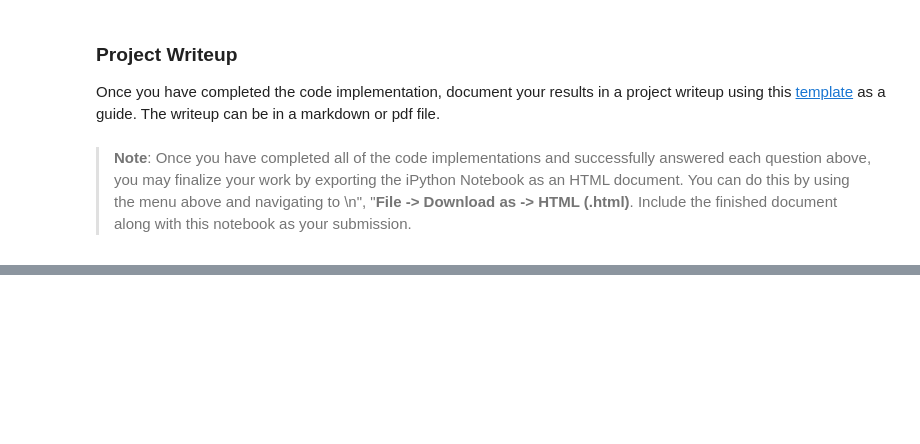
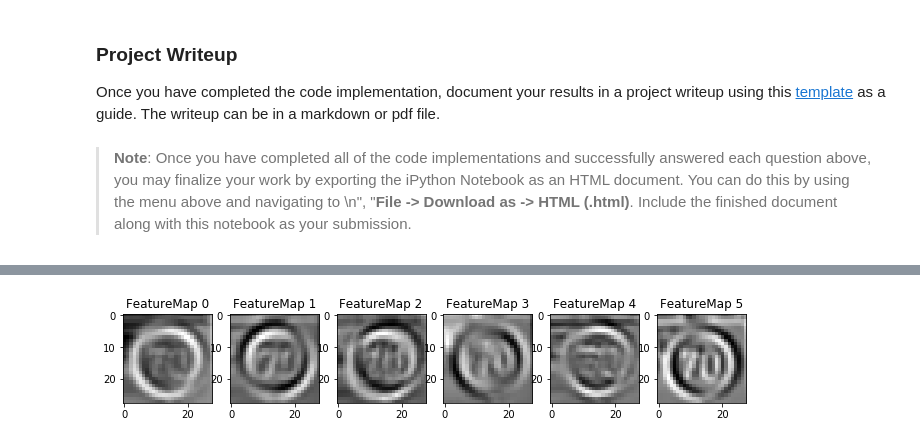
Before and after one commit to bamboo983/self-driving-car, a Jupyter notebook: p2-traffic-sign-classifier/Traffic_Sign_Classifier.ipynb, the cells around one changed output, grey strips where cells are left out. Drawn from its saved outputs; the diff is of its cells as text; code cells hidden in the pictures; blank space fills up the shorter version.

Commit message:
Visualize neural networks

```diff
--- a/p2-traffic-sign-classifier/Traffic_Sign_Classifier.ipynb
+++ b/p2-traffic-sign-classifier/Traffic_Sign_Classifier.ipynb
@@ -178,7 +178,7 @@ X_test = (X_test - X_test.mean()) / (np.max(X_test) - np.min(X_test))
 # %%
 import tensorflow as tf
 
-EPOCHS = 20
+EPOCHS = 10
 BATCH_SIZE = 128
 # %%
 ### Define your architecture here.
@@ -193,30 +193,30 @@ def LeNet(x, keep_prob):
     # Layer 1: Convolutional. Input = 32x32x3. Output = 28x28x6.
     conv1_W = tf.Variable(tf.truncated_normal(shape=(5, 5, 3, 6), mean = mu, stddev = sigma))
     conv1_b = tf.Variable(tf.zeros(6))
-    conv1   = tf.nn.conv2d(x, conv1_W, strides=[1, 1, 1, 1], padding='VALID') + conv1_b
+    conv1   = tf.nn.conv2d(x, conv1_W, strides=[1, 1, 1, 1], padding='VALID', name='conv1') + conv1_b
 
     # Activation.
-    conv1 = tf.nn.relu(conv1)
+    conv1 = tf.nn.relu(conv1, name='conv1_relu')
 
     # Dropout
     #conv1 = tf.nn.dropout(conv1, keep_prob)
 
     # Pooling. Input = 28x28x6. Output = 14x14x6.
-    conv1 = tf.nn.max_pool(conv1, ksize=[1, 2, 2, 1], strides=[1, 2, 2, 1], padding='VALID')
+    conv1 = tf.nn.max_pool(conv1, ksize=[1, 2, 2, 1], strides=[1, 2, 2, 1], padding='VALID', name='conv1_pool')
 
     # Layer 2: Convolutional. Output = 10x10x16.
     conv2_W = tf.Variable(tf.truncated_normal(shape=(5, 5, 6, 16), mean = mu, stddev = sigma))
     conv2_b = tf.Variable(tf.zeros(16))
-    conv2   = tf.nn.conv2d(conv1, conv2_W, strides=[1, 1, 1, 1], padding='VALID') + conv2_b
+    conv2   = tf.nn.conv2d(conv1, conv2_W, strides=[1, 1, 1, 1], padding='VALID', name='conv2') + conv2_b
 
     # Activation.
-    conv2 = tf.nn.relu(conv2)
+    conv2 = tf.nn.relu(conv2, name='conv2_relu')
 
     # Dropout
     #conv2 = tf.nn.dropout(conv2, keep_prob)
 
     # Pooling. Input = 10x10x16. Output = 5x5x16.
-    conv2 = tf.nn.max_pool(conv2, ksize=[1, 2, 2, 1], strides=[1, 2, 2, 1], padding='VALID')
+    conv2 = tf.nn.max_pool(conv2, ksize=[1, 2, 2, 1], strides=[1, 2, 2, 1], padding='VALID', name='conv2_pool')
 
     # Flatten. Input = 5x5x16. Output = 400.
     #fc0   = flatten(conv2)
@@ -224,15 +224,15 @@ def LeNet(x, keep_prob):
     conv1 = tf.reshape(conv1, [-1, shape[1] * shape[2] * shape[3]])
     shape = conv2.get_shape().as_list()
     conv2 = tf.reshape(conv2, [-1, shape[1] * shape[2] * shape[3]])
-    fc0 = tf.concat(1, [conv1, conv2])
+    fc0 = tf.concat(1, [conv1, conv2], name='fc0')
 
     # Layer 3: Fully Connected. Input = 400. Output = 120.
     fc1_W = tf.Variable(tf.truncated_normal(shape=(1576, 120), mean = mu, stddev = sigma))
     fc1_b = tf.Variable(tf.zeros(120))
-    fc1   = tf.matmul(fc0, fc1_W) + fc1_b
+    fc1   = tf.matmul(fc0, fc1_W, name='fc1') + fc1_b
 
     # Activation.
-    fc1    = tf.nn.relu(fc1)
+    fc1    = tf.nn.relu(fc1, name='fc1_relu')
 
     # Dropout
     fc1 = tf.nn.dropout(fc1, keep_prob)
@@ -240,10 +240,10 @@ def LeNet(x, keep_prob):
     # Layer 4: Fully Connected. Input = 120. Output = 84.
     fc2_W  = tf.Variable(tf.truncated_normal(shape=(120, 84), mean = mu, stddev = sigma))
     fc2_b  = tf.Variable(tf.zeros(84))
-    fc2    = tf.matmul(fc1, fc2_W) + fc2_b
+    fc2    = tf.matmul(fc1, fc2_W, name='fc2') + fc2_b
 
     # Activation.
-    fc2    = tf.nn.relu(fc2)
+    fc2    = tf.nn.relu(fc2, name='fc2_relu')
 
     # Dropout
     fc2 = tf.nn.dropout(fc2, keep_prob)
@@ -251,7 +251,7 @@ def LeNet(x, keep_prob):
     # Layer 5: Fully Connected. Input = 84. Output = 43.
     fc3_W  = tf.Variable(tf.truncated_normal(shape=(84, 43), mean = mu, stddev = sigma))
     fc3_b  = tf.Variable(tf.zeros(43))
-    logits = tf.matmul(fc2, fc3_W) + fc3_b
+    logits = tf.matmul(fc2, fc3_W, name='logits') + fc3_b
 
     return logits
 # %% [markdown]
@@ -267,10 +267,10 @@ sets imply underfitting. A high accuracy on the training set but low accuracy on
 ### Once a final model architecture is selected,
 ### the accuracy on the test set should be calculated and reported as well.
 ### Feel free to use as many code cells as needed.
-x = tf.placeholder(tf.float32, (None, 32, 32, 3))
+x = tf.placeholder(tf.float32, (None, 32, 32, 3), name='x')
 y = tf.placeholder(tf.int32, (None))
 one_hot_y = tf.one_hot(y, 43)
-keep_prob = tf.placeholder(tf.float32)
+keep_prob = tf.placeholder(tf.float32, name='keep_prob')
 # %% [markdown]
 #### Training Pipeline
 # %%
@@ -515,7 +514,7 @@ def outputFeatureMap(image_input, tf_activation, activation_min=-1, activation_m
     # image_input =
     # Note: x should be the same name as your network's tensorflow data placeholder variable
     # If you get an error tf_activation is not defined it may be having trouble accessing the variable from inside a function
-    activation = tf_activation.eval(session=sess,feed_dict={x : image_input})
+    activation = tf_activation.eval(session=sess, feed_dict={x: image_input, keep_prob: 1.0})
     featuremaps = activation.shape[3]
     plt.figure(plt_num, figsize=(15,15))
     for featuremap in range(featuremaps):
@@ -529,3 +528,10 @@ def outputFeatureMap(image_input, tf_activation, activation_min=-1, activation_m
             plt.imshow(activation[0,:,:, featuremap], interpolation="nearest", vmin=activation_min, cmap="gray")
         else:
             plt.imshow(activation[0,:,:, featuremap], interpolation="nearest", cmap="gray")
+# %%
+with tf.Session() as sess:
+    saver.restore(sess, tf.train.latest_checkpoint('.'))
+    tf_activation = sess.graph.get_tensor_by_name('conv1:0')
+    outputFeatureMap([image], tf_activation)
+# %% [output]
+[figure, added]
```
Also changed, not shown: parts of 15 cells of this notebook, 3 other files.
